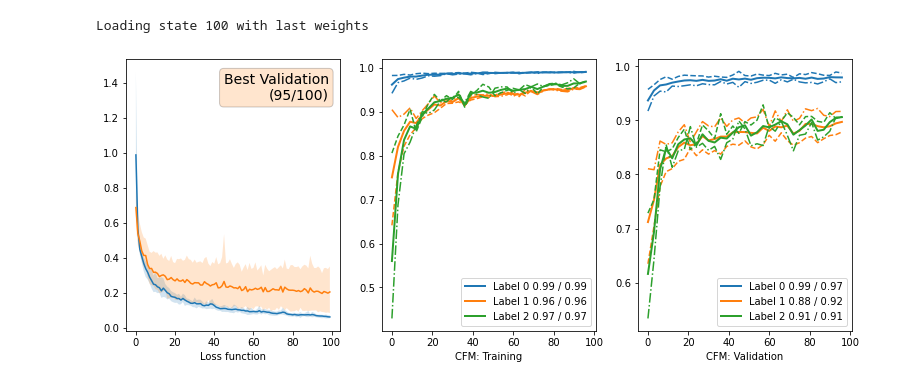
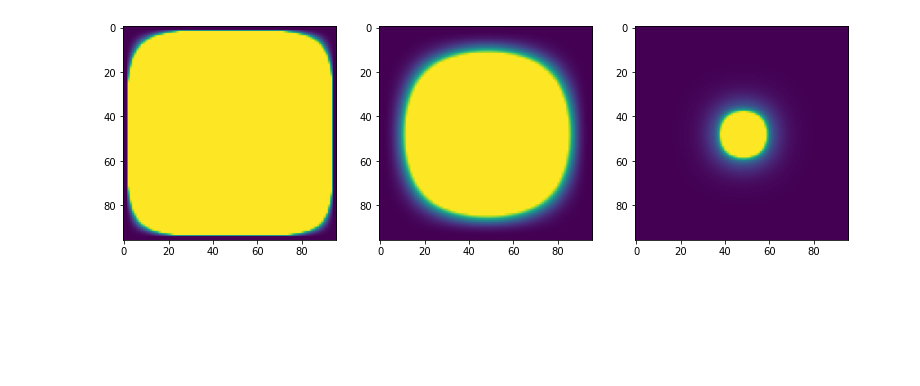
Before and after one commit to ncxt/ncxt_sxtcnn, a Jupyter notebook: dev.ipynb, the cells around one changed output. Drawn from its saved outputs; the diff is of its cells as text; code cells hidden in the pictures; blank space fills up the shorter version.

```diff
--- a/dev.ipynb
+++ b/dev.ipynb
@@ -46,5 +14,0 @@ WARNING  [project.py:94] find data
-# %%
-pipe.plot_train()
-# %% [output]
-Loading state 100 with last weights
-[figure, removed]
@@ -50,0 +17,16 @@ Loading state 100 with last weights
+# %%
+model = UNet3D(2, in_channels=1, depth=4, start_filts=16)
+# %%
+tensor = torch.zeros((1,1,96,96,96))
+r = [l // 2 for l in tensor.shape]
+tensor[tuple(r)] = 1
+rf = model.receptive_fied(tensor)
+rf = rf.cpu().numpy()
+# %%
+sli = rf[:,:,r[-1]]
+# %%
+f, axes = plt.subplots(ncols = 3, figsize = (13,5))
+for ax, th in zip(axes.ravel(),[1e-9,1e-6,1e-3]):
+    ax.imshow(np.clip(sli, 0, th))
+# %% [output]
+[figure, added]
```
Also changed, not shown: parts of 7 cells of this notebook, 3 other files.
